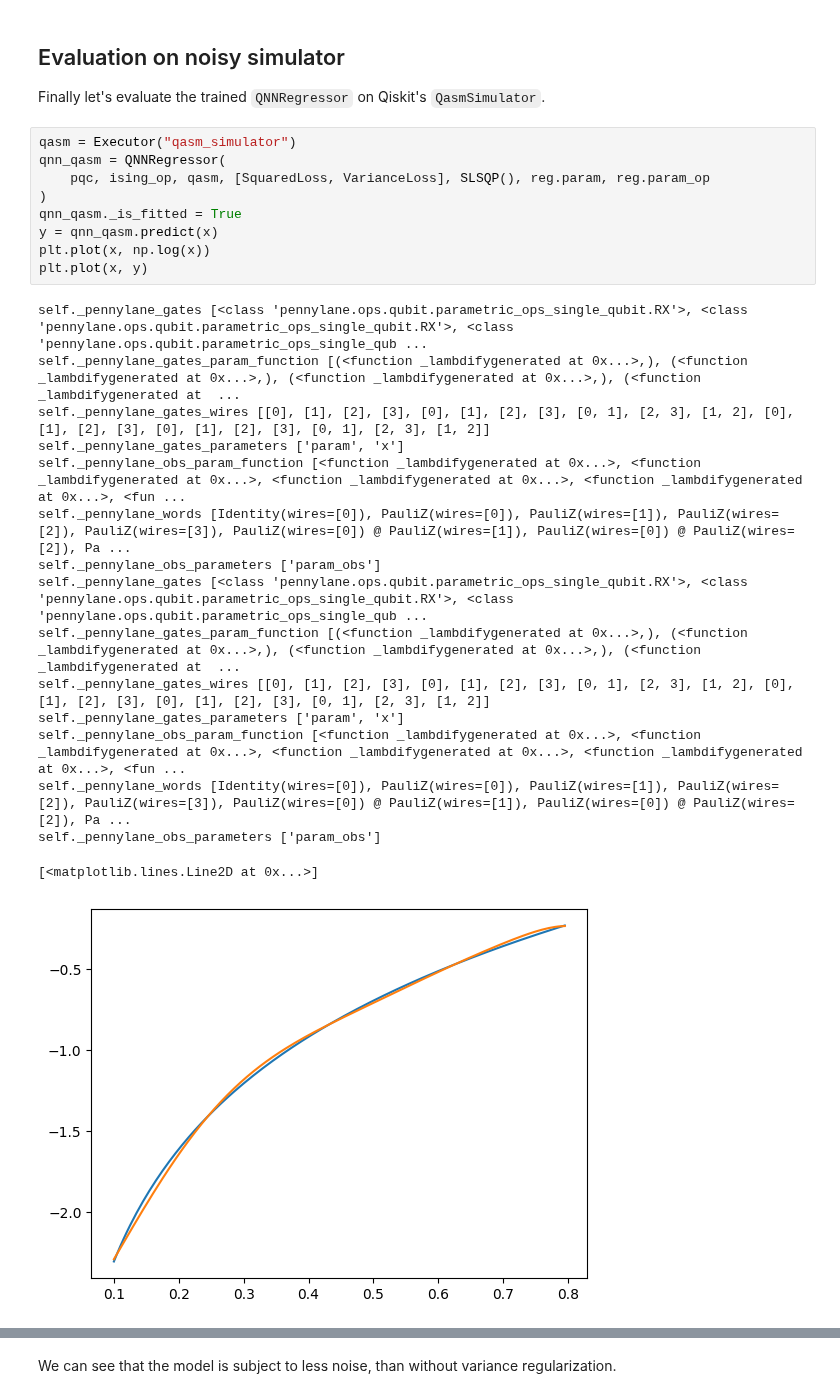
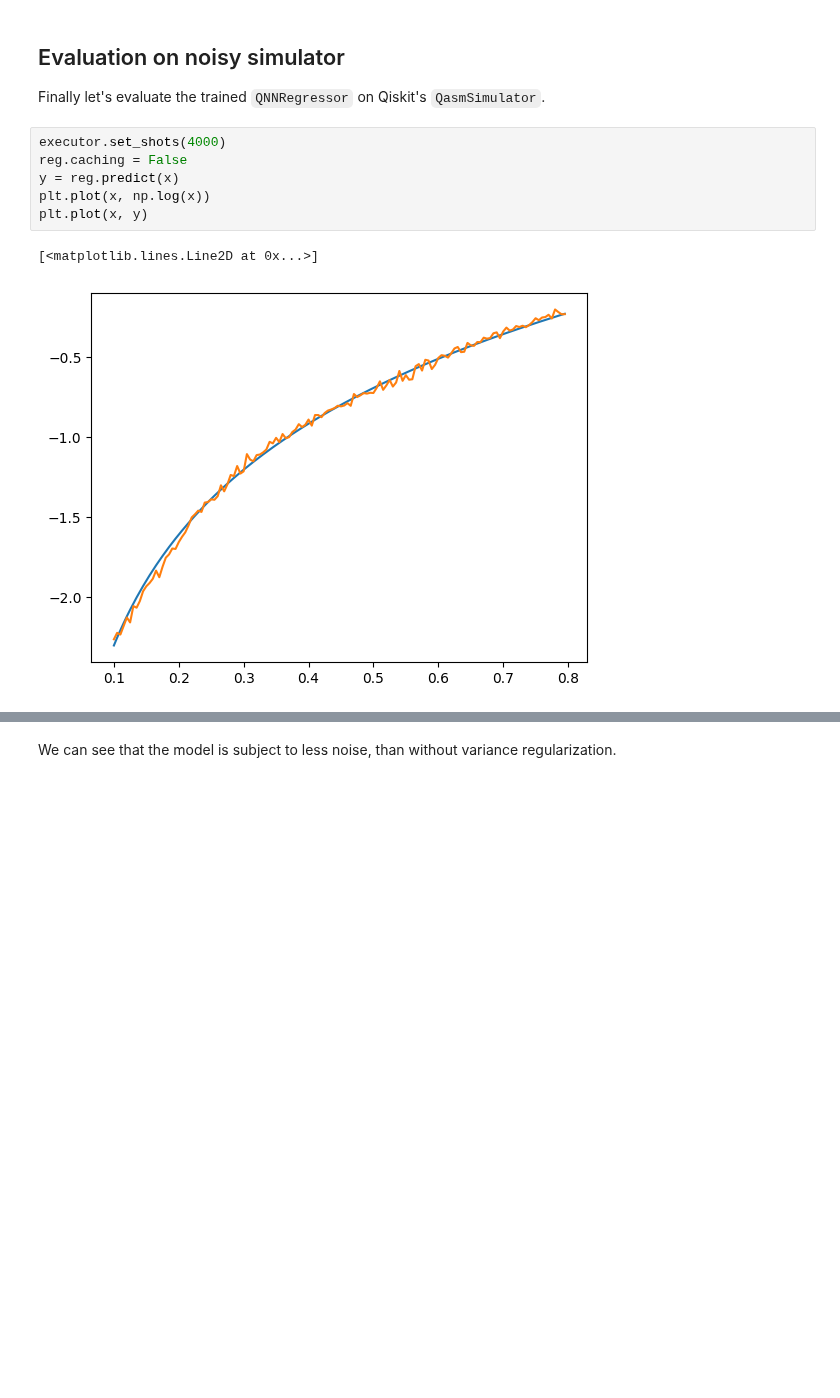
Before and after one commit to sQUlearn/squlearn, a Jupyter notebook: examples/qnn/regression_with_variance.ipynb, the cells around one changed output, grey strips where cells are left out. Cells and saved outputs as stored; diff of their text form; blank space fills up the shorter version.

Commit message:
run with shots

```diff
--- a/examples/qnn/regression_with_variance.ipynb
+++ b/examples/qnn/regression_with_variance.ipynb
@@ -119,31 +108,14 @@ plt.plot(x, np.abs(y - np.log(x)))
 
 Finally let's evaluate the trained `QNNRegressor` on Qiskit's `QasmSimulator`.
 # %%
-qasm = Executor("qasm_simulator")
-qnn_qasm = QNNRegressor(
-    pqc, ising_op, qasm, [SquaredLoss, VarianceLoss], SLSQP(), reg.param, reg.param_op
-)
-qnn_qasm._is_fitted = True
-y = qnn_qasm.predict(x)
+executor.set_shots(4000)
+reg.caching = False
+y = reg.predict(x)
 plt.plot(x, np.log(x))
 plt.plot(x, y)
 # %% [output]
-self._pennylane_gates [<class 'pennylane.ops.qubit.parametric_ops_single_qubit.RX'>, <class 'pennylane.ops.qubit.parametric_ops_single_qubit.RX'>, <class 'pennylane.ops.qubit.parametric_ops_single_qub ...
-self._pennylane_gates_param_function [(<function _lambdifygenerated at 0x...>,), (<function _lambdifygenerated at 0x...>,), (<function _lambdifygenerated at 0x...>,), (<function _lambdifygenerated at  ...
-self._pennylane_gates_wires [[0], [1], [2], [3], [0], [1], [2], [3], [0, 1], [2, 3], [1, 2], [0], [1], [2], [3], [0], [1], [2], [3], [0, 1], [2, 3], [1, 2]]
-self._pennylane_gates_parameters ['param', 'x']
-self._pennylane_obs_param_function [<function _lambdifygenerated at 0x...>, <function _lambdifygenerated at 0x...>, <function _lambdifygenerated at 0x...>, <function _lambdifygenerated at 0x...>, <fun ...
-self._pennylane_words [Identity(wires=[0]), PauliZ(wires=[0]), PauliZ(wires=[1]), PauliZ(wires=[2]), PauliZ(wires=[3]), PauliZ(wires=[0]) @ PauliZ(wires=[1]), PauliZ(wires=[0]) @ PauliZ(wires=[2]), Pa ...
-self._pennylane_obs_parameters ['param_obs']
-self._pennylane_gates [<class 'pennylane.ops.qubit.parametric_ops_single_qubit.RX'>, <class 'pennylane.ops.qubit.parametric_ops_single_qubit.RX'>, <class 'pennylane.ops.qubit.parametric_ops_single_qub ...
-self._pennylane_gates_param_function [(<function _lambdifygenerated at 0x...>,), (<function _lambdifygenerated at 0x...>,), (<function _lambdifygenerated at 0x...>,), (<function _lambdifygenerated at  ...
-self._pennylane_gates_wires [[0], [1], [2], [3], [0], [1], [2], [3], [0, 1], [2, 3], [1, 2], [0], [1], [2], [3], [0], [1], [2], [3], [0, 1], [2, 3], [1, 2]]
-self._pennylane_gates_parameters ['param', 'x']
-self._pennylane_obs_param_function [<function _lambdifygenerated at 0x...>, <function _lambdifygenerated at 0x...>, <function _lambdifygenerated at 0x...>, <function _lambdifygenerated at 0x...>, <fun ...
-self._pennylane_words [Identity(wires=[0]), PauliZ(wires=[0]), PauliZ(wires=[1]), PauliZ(wires=[2]), PauliZ(wires=[3]), PauliZ(wires=[0]) @ PauliZ(wires=[1]), PauliZ(wires=[0]) @ PauliZ(wires=[2]), Pa ...
-self._pennylane_obs_parameters ['param_obs']
+[<matplotlib.lines.Line2D at 0x...>]
-[<matplotlib.lines.Line2D at 0x...>]
-[figure, old version]
+[figure, new version]
 # %%
 plt.plot(x, np.abs(y - np.log(x)))
 # %% [output]
```
Also changed, not shown: parts of 4 cells of this notebook, 12 other files.
